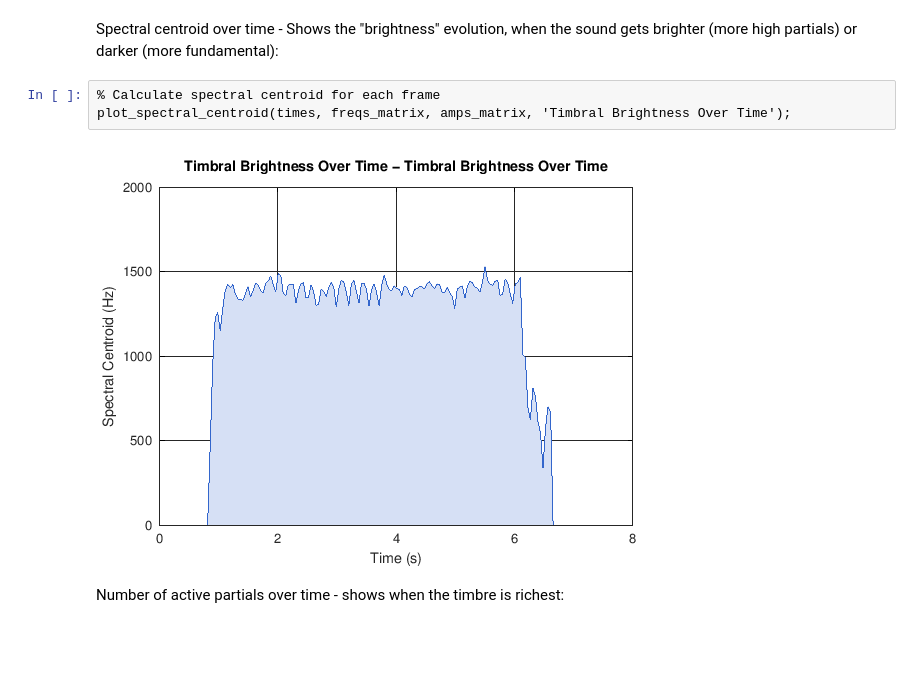
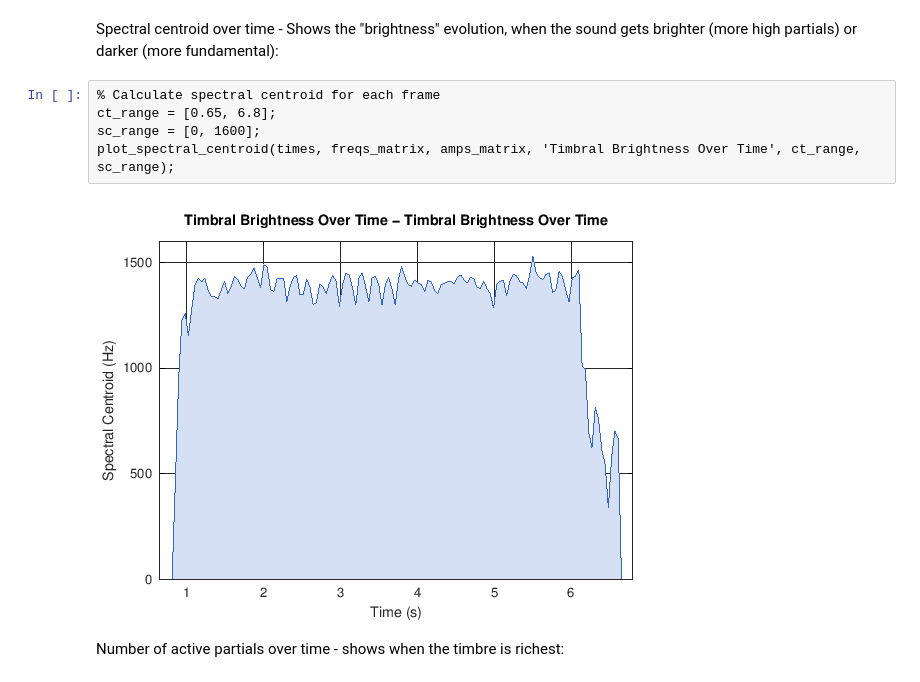
Before and after one commit to calyau/octave-notebooks, a Jupyter notebook: data/audio-dsp-and-spectralism.ipynb, the cells around one changed output. Saved outputs shown, nothing was run; the diff lists cells and outputs as text; blank space fills up the shorter version.

```diff
--- a/data/audio-dsp-and-spectralism.ipynb
+++ b/data/audio-dsp-and-spectralism.ipynb
@@ -204,8 +196,10 @@ error: called from
 Spectral centroid over time - Shows the "brightness" evolution, when the sound gets brighter (more high partials) or darker (more fundamental):
 # %%
 % Calculate spectral centroid for each frame
-plot_spectral_centroid(times, freqs_matrix, amps_matrix, 'Timbral Brightness Over Time');
+ct_range = [0.65, 6.8];
+sc_range = [0, 1600];
+plot_spectral_centroid(times, freqs_matrix, amps_matrix, 'Timbral Brightness Over Time', ct_range, sc_range);
 # %% [output]
-[figure, old version]
+[figure, new version]
 # %% [markdown]
 Number of active partials over time - shows when the timbre is richest:
```
Also changed, not shown: parts of 6 cells of this notebook, 1 other file.
